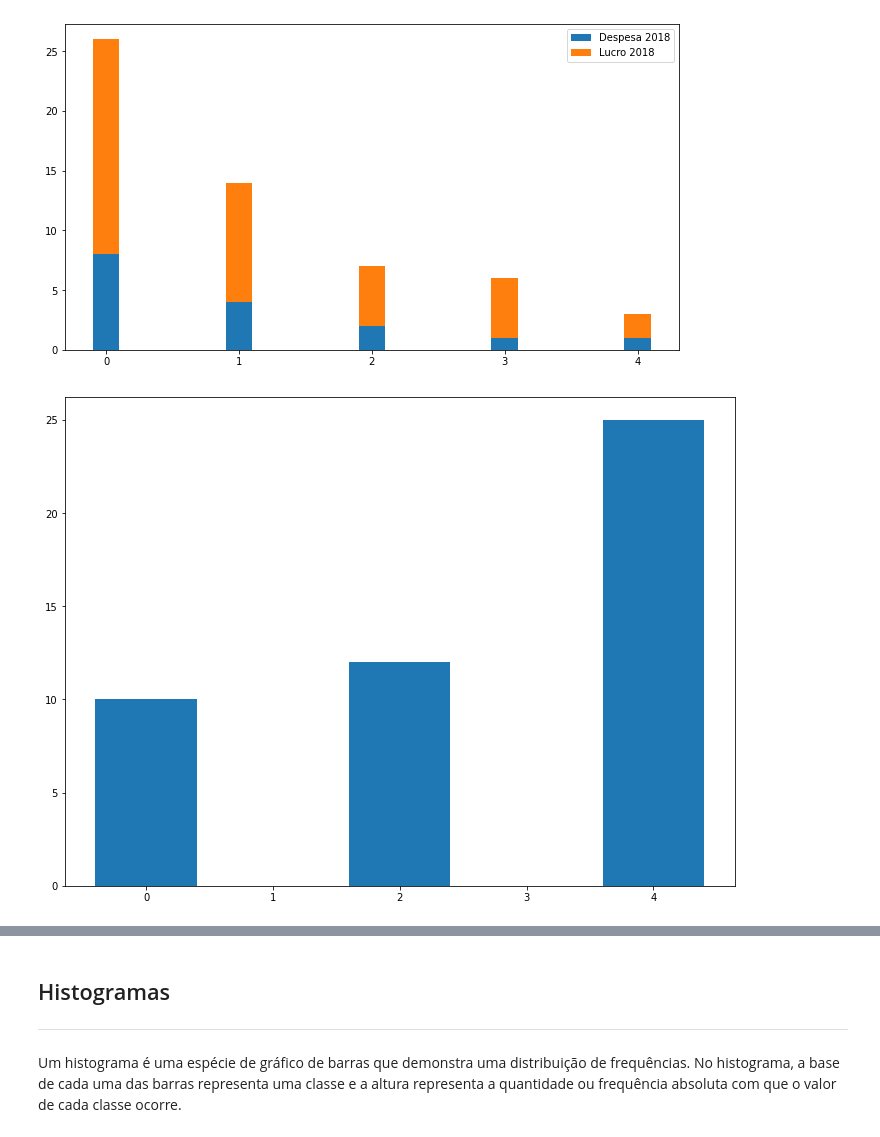
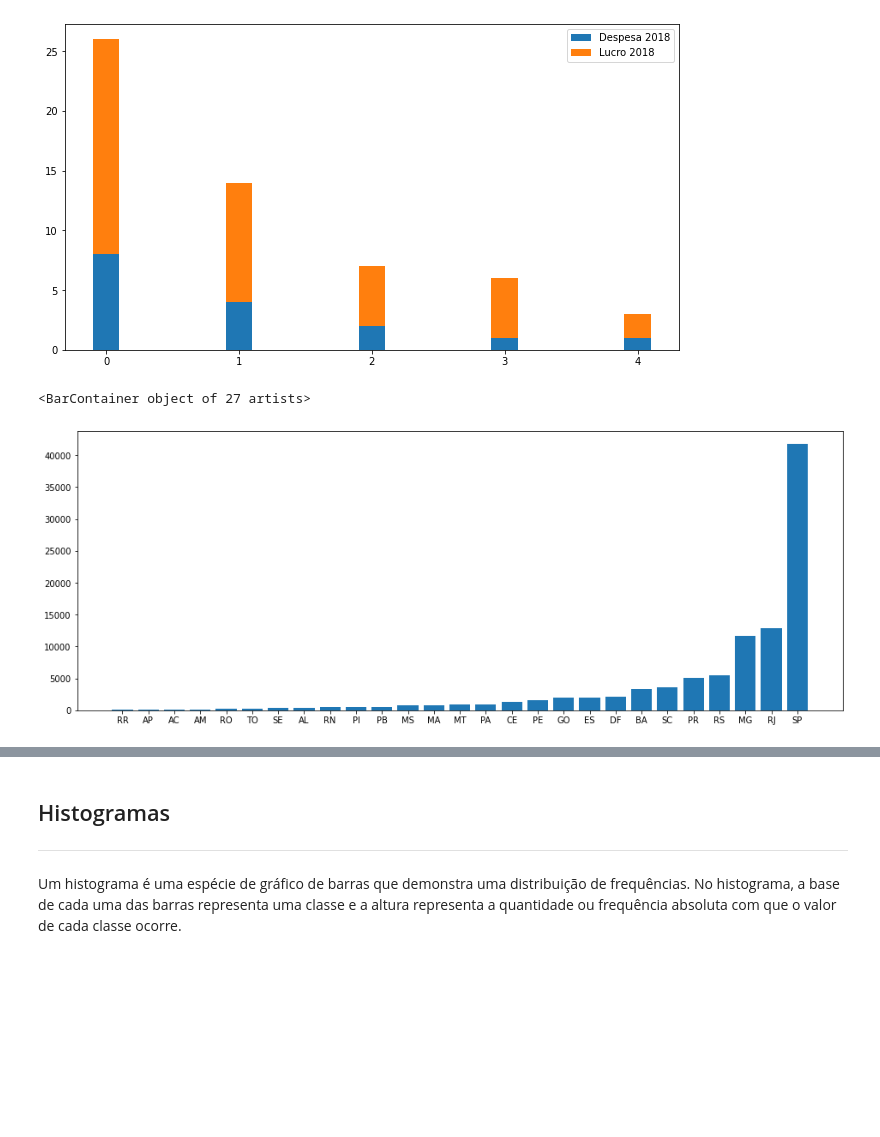
Before and after one commit to aulas-e-palestras/inove-python, a Jupyter notebook: 005_data_viz_matplotlib.ipynb, the cells around one changed output, grey strips where cells are left out. Cells and saved outputs as stored; diff of their text form; code cells hidden in the pictures; blank space fills up the shorter version.

```diff
--- a/005_data_viz_matplotlib.ipynb
+++ b/005_data_viz_matplotlib.ipynb
@@ -400,14 +405,19 @@ ax.legend()
 [figure]
 # %%
 ## plotando dados da olist
+
+f, ax = plt.subplots(1,1,figsize=(16,6))
+
+data_plot = (
+    clientes
+    .groupby('customer_state')
+    .count()
+    .customer_id
+    .sort_values()
+
+)
+
+ax.bar(data_plot.index,height=data_plot)
+# %% [output]
+<BarContainer object of 27 artists>
+[figure, added]
-# %%
-f,ax = plt.subplots(figsize=(12,9))
-
-x = [0,2,4]
-alturas = [10,12,25]
-
-ax.bar(x=x,height=alturas)
-
-plt.show()
-# %% [output]
-[figure, removed]
```
Also changed, not shown: parts of 40 cells of this notebook.
